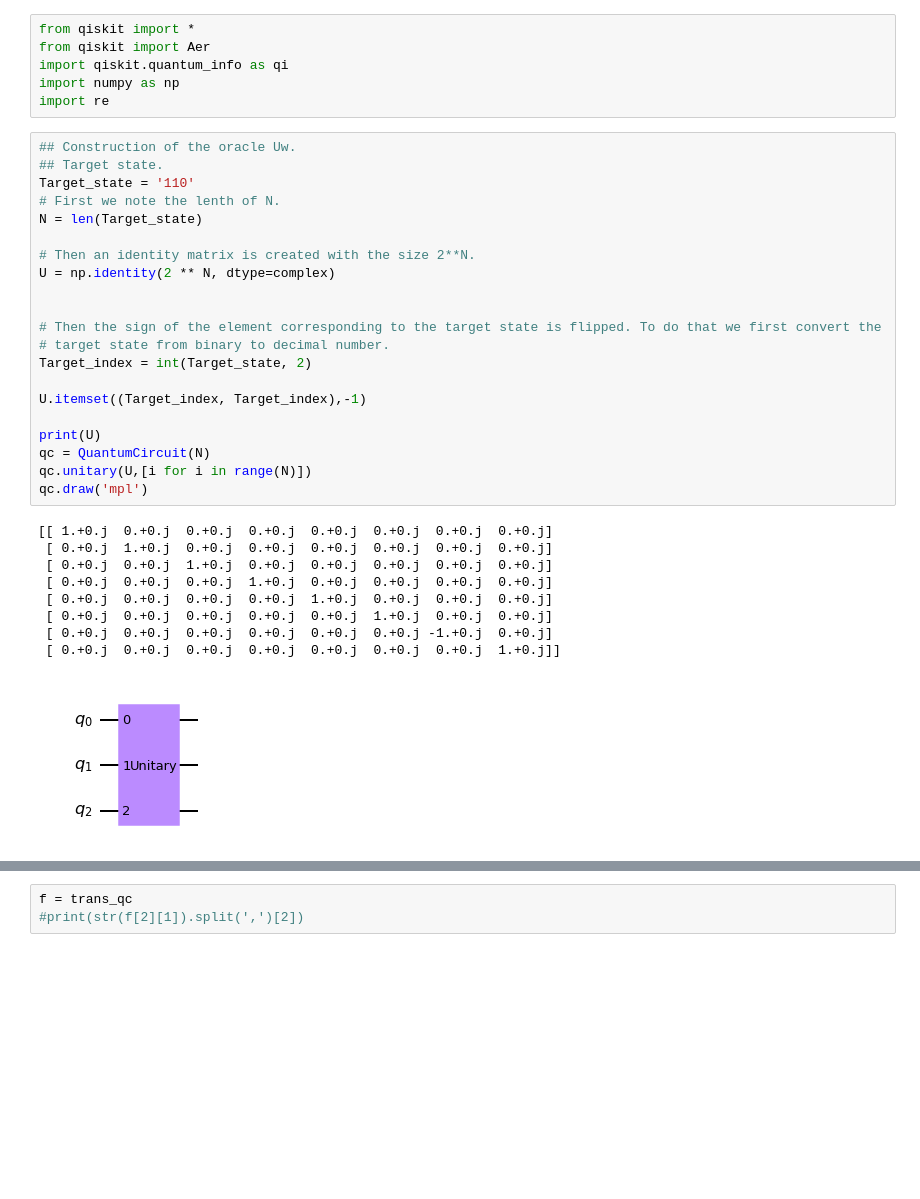
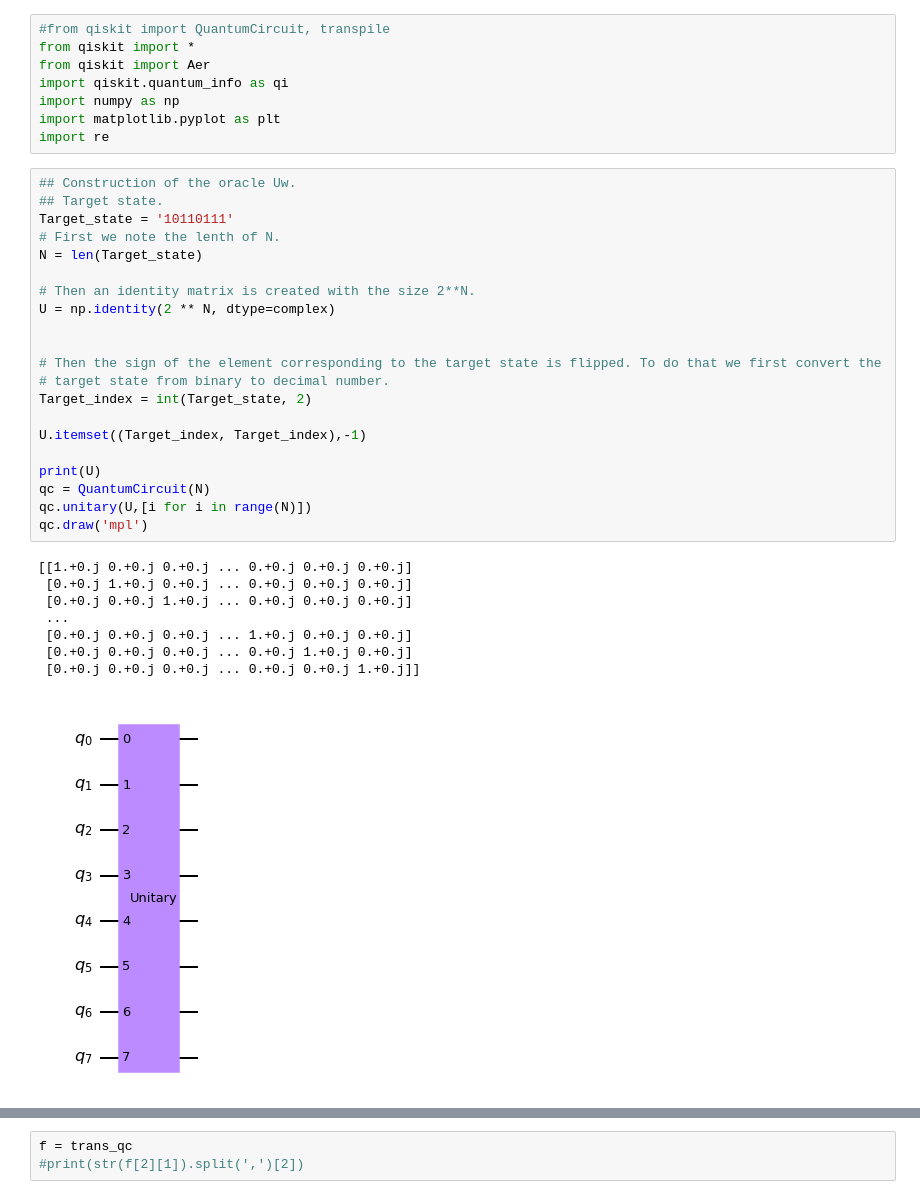
Before and after one commit to psasanka1729/nisq-grover, a Jupyter notebook: Grover operator into 1 and 2 qubit gates.ipynb, the cells around one changed output, grey strips where cells are left out. Cells and saved outputs as stored; diff of their text form; blank space fills up the shorter version.

```diff
--- a/Grover operator into 1 and 2 qubit gates.ipynb
+++ b/Grover operator into 1 and 2 qubit gates.ipynb
@@ -1,40 +1,41 @@
 # %%
+#from qiskit import QuantumCircuit, transpile
 from qiskit import *
 from qiskit import Aer
 import qiskit.quantum_info as qi
 import numpy as np
+import matplotlib.pyplot as plt
 import re
 # %%
 ## Construction of the oracle Uw.
 ## Target state.
-Target_state = '110'
+Target_state = '10110111'
 # First we note the lenth of N.
 N = len(Target_state)
 
 # Then an identity matrix is created with the size 2**N.
 U = np.identity(2 ** N, dtype=complex)
 
 
 # Then the sign of the element corresponding to the target state is flipped. To do that we first convert the
 # target state from binary to decimal number.
 Target_index = int(Target_state, 2)
 
 U.itemset((Target_index, Target_index),-1)
 
 print(U)
 qc = QuantumCircuit(N)
 qc.unitary(U,[i for i in range(N)])
 qc.draw('mpl')
 # %% [output]
-[[ 1.+0.j  0.+0.j  0.+0.j  0.+0.j  0.+0.j  0.+0.j  0.+0.j  0.+0.j]
- [ 0.+0.j  1.+0.j  0.+0.j  0.+0.j  0.+0.j  0.+0.j  0.+0.j  0.+0.j]
- [ 0.+0.j  0.+0.j  1.+0.j  0.+0.j  0.+0.j  0.+0.j  0.+0.j  0.+0.j]
- [ 0.+0.j  0.+0.j  0.+0.j  1.+0.j  0.+0.j  0.+0.j  0.+0.j  0.+0.j]
- [ 0.+0.j  0.+0.j  0.+0.j  0.+0.j  1.+0.j  0.+0.j  0.+0.j  0.+0.j]
- [ 0.+0.j  0.+0.j  0.+0.j  0.+0.j  0.+0.j  1.+0.j  0.+0.j  0.+0.j]
- [ 0.+0.j  0.+0.j  0.+0.j  0.+0.j  0.+0.j  0.+0.j -1.+0.j  0.+0.j]
- [ 0.+0.j  0.+0.j  0.+0.j  0.+0.j  0.+0.j  0.+0.j  0.+0.j  1.+0.j]]
+[[1.+0.j 0.+0.j 0.+0.j ... 0.+0.j 0.+0.j 0.+0.j]
+ [0.+0.j 1.+0.j 0.+0.j ... 0.+0.j 0.+0.j 0.+0.j]
+ [0.+0.j 0.+0.j 1.+0.j ... 0.+0.j 0.+0.j 0.+0.j]
+ ...
+ [0.+0.j 0.+0.j 0.+0.j ... 1.+0.j 0.+0.j 0.+0.j]
+ [0.+0.j 0.+0.j 0.+0.j ... 0.+0.j 1.+0.j 0.+0.j]
+ [0.+0.j 0.+0.j 0.+0.j ... 0.+0.j 0.+0.j 1.+0.j]]
-[figure, old version]
+[figure, new version]
 # %%
 # The following line unfold the input matrix using 'transpile'. We will use cnot and the u3 gate as our basis.
 trans_qc = transpile(qc, basis_gates = ['id', 'rz', 'cx','h'],optimization_level = 3)
```
Also changed, not shown: parts of 12 cells of this notebook.
